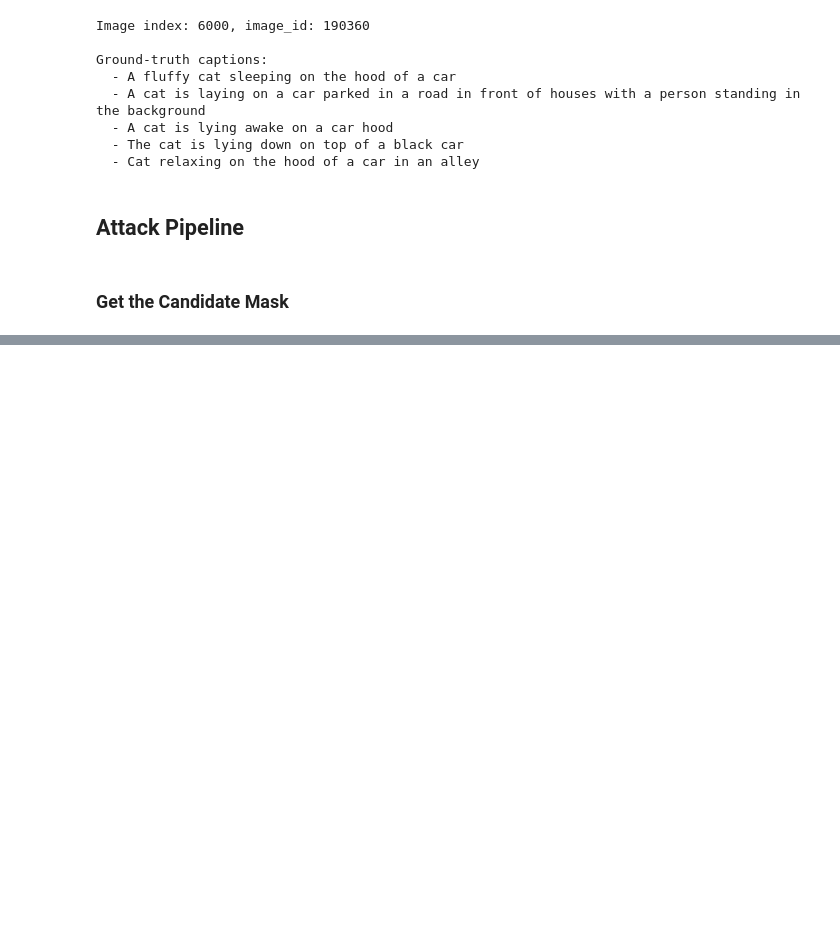
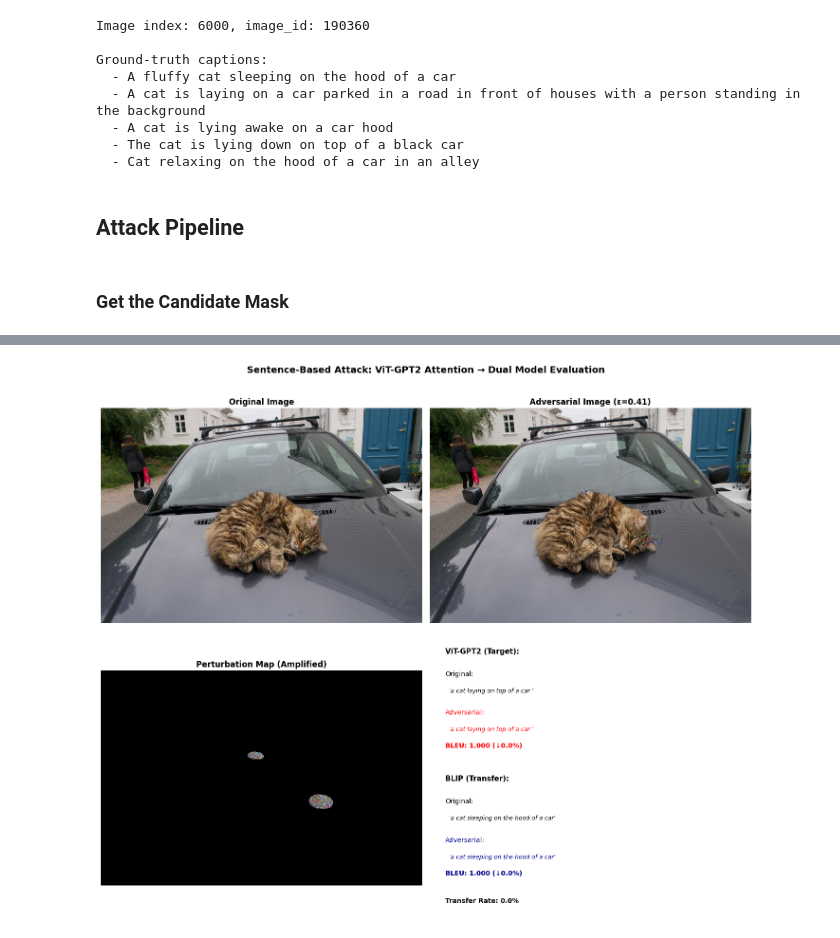
Before and after one commit to seue24/Advanced-Machine-Learning-for-Natural-Language-Processing, a Jupyter notebook: Yoshi_Notebook_2.ipynb, the cells around one changed output, grey strips where cells are left out. Cells and saved outputs as stored; diff of their text form; code cells hidden in the pictures; blank space fills up the shorter version.

```diff
--- a/Yoshi_Notebook_2.ipynb
+++ b/Yoshi_Notebook_2.ipynb
@@ -460,0 +391,17 @@ best_x, best_f = differential_evolution(
+# %%
+@torch.no_grad()
+def generate_vit_caption(img, max_length=16):
+    """Generate caption using ViT-GPT2"""
+    pixel_values = feature_extractor(images=img, return_tensors="pt").pixel_values.to(device)
+    generated_ids = model.generate(pixel_values, max_length=max_length, num_beams=1)
+    return tokenizer.decode(generated_ids[0], skip_special_tokens=True)
+
+
+@torch.no_grad()
+def generate_blip_caption(img, max_length=16):
+    """Generate caption using BLIP"""
+    inputs = blip_processor(img, return_tensors="pt").to(device)
+    out = blip_model.generate(**inputs, max_length=max_length, num_beams=1)
+    return blip_processor.decode(out[0], skip_special_tokens=True)
+
+print("Caption generation functions defined")
@@ -957,0 +696,78 @@ plt.show()
+# %%
+# Visualization
+fig, axes = plt.subplots(2, 2, figsize=(14, 12))
+
+# Row 1, Col 1: Original image
+axes[0, 0].imshow(base_img)
+axes[0, 0].set_title(f"Original Image", fontsize=12, weight='bold')
+axes[0, 0].axis("off")
+
+# Row 1, Col 2: Adversarial image
+axes[0, 1].imshow(adv_img)
+axes[0, 1].set_title(f"Adversarial Image (ε={epsilon_avg:.2f})", fontsize=12, weight='bold')
+axes[0, 1].axis("off")
+
+# Row 2, Col 1: Perturbation visualization
+diff = np.abs(np.array(adv_img).astype(float) - np.array(base_img).astype(float))
+diff_normalized = diff / diff.max() if diff.max() > 0 else diff
+axes[1, 0].imshow(diff_normalized)
+axes[1, 0].set_title("Perturbation Map (Amplified)", fontsize=12, weight='bold')
+axes[1, 0].axis("off")
+
+# Row 2, Col 2: Text comparison
+axes[1, 1].axis("off")
+text_y = 0.95
+
+# ViT-GPT2 results
+axes[1, 1].text(0.05, text_y, "ViT-GPT2 (Target):", fontsize=11, weight='bold',
+                transform=axes[1, 1].transAxes)
+text_y -= 0.08
+axes[1, 1].text(0.05, text_y, f"Original:", fontsize=10,
+                transform=axes[1, 1].transAxes)
+text_y -= 0.06
+axes[1, 1].text(0.05, text_y, f"  '{base_caption_vit}'", fontsize=9, style='italic',
+                transform=axes[1, 1].transAxes, wrap=True)
+text_y -= 0.08
+axes[1, 1].text(0.05, text_y, f"Adversarial:", fontsize=10, color='red',
+                transform=axes[1, 1].transAxes)
+text_y -= 0.06
+axes[1, 1].text(0.05, text_y, f"  '{adv_caption_vit}'", fontsize=9, style='italic',
+                color='red', transform=axes[1, 1].transAxes, wrap=True)
+text_y -= 0.06
+axes[1, 1].text(0.05, text_y, f"BLEU: {bleu_vit:.3f} (↓{bleu_decrease_vit:.1f}%)",
+                fontsize=10, weight='bold', color='red',
+                transform=axes[1, 1].transAxes)
+
+text_y -= 0.12
+
+# BLIP results
+axes[1, 1].text(0.05, text_y, "BLIP (Transfer):", fontsize=11, weight='bold',
+                transform=axes[1, 1].transAxes)
+text_y -= 0.08
+axes[1, 1].text(0.05, text_y, f"Original:", fontsize=10,
+                transform=axes[1, 1].transAxes)
+text_y -= 0.06
+axes[1, 1].text(0.05, text_y, f"  '{base_caption_blip}'", fontsize=9, style='italic',
+                transform=axes[1, 1].transAxes, wrap=True)
+text_y -= 0.08
+axes[1, 1].text(0.05, text_y, f"Adversarial:", fontsize=10, color='darkblue',
+                transform=axes[1, 1].transAxes)
+text_y -= 0.06
+axes[1, 1].text(0.05, text_y, f"  '{adv_caption_blip}'", fontsize=9, style='italic',
+                color='darkblue', transform=axes[1, 1].transAxes, wrap=True)
+text_y -= 0.06
+axes[1, 1].text(0.05, text_y, f"BLEU: {bleu_blip:.3f} (↓{bleu_decrease_blip:.1f}%)",
+                fontsize=10, weight='bold', color='darkblue',
+                transform=axes[1, 1].transAxes)
+
+text_y -= 0.10
+axes[1, 1].text(0.05, text_y, f"Transfer Rate: {transfer_rate:.1f}%",
+                fontsize=10, weight='bold',
+                transform=axes[1, 1].transAxes)
+
+plt.suptitle(f"Sentence-Based Attack: ViT-GPT2 Attention → Dual Model Evaluation",
+             fontsize=14, weight='bold', y=0.98)
+plt.tight_layout()
+plt.show()
+# %% [output]
+[figure, added]
```
Also changed, not shown: parts of 16 cells of this notebook.
